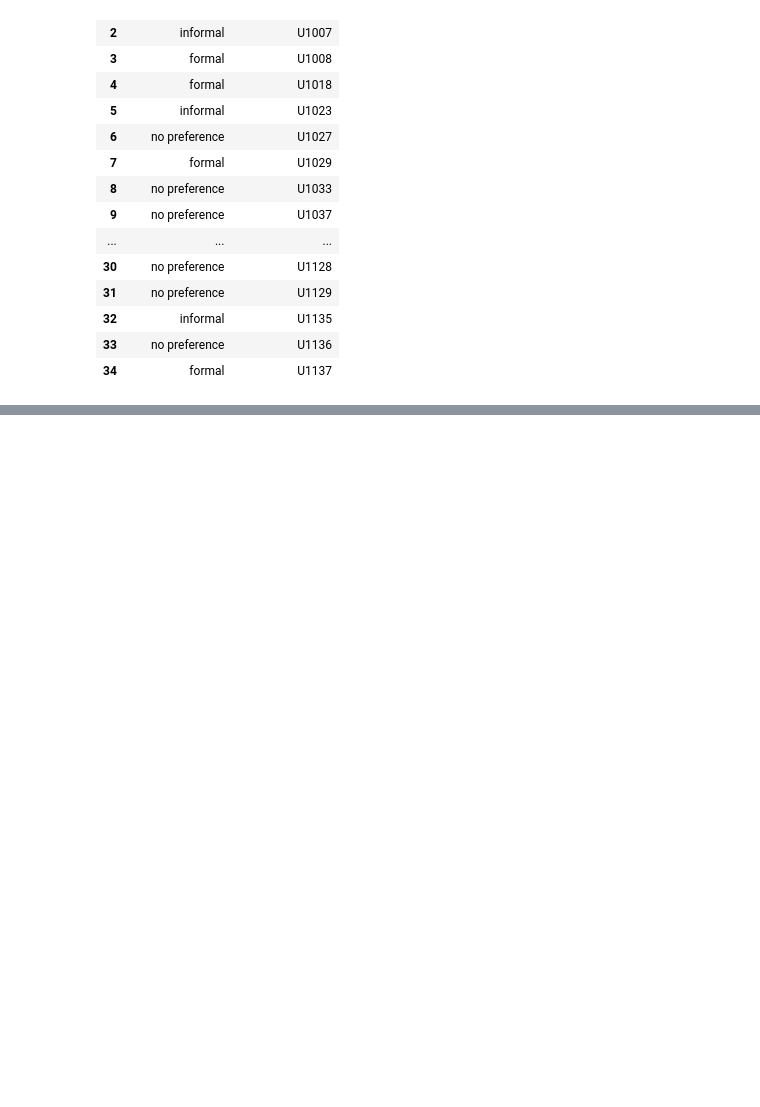
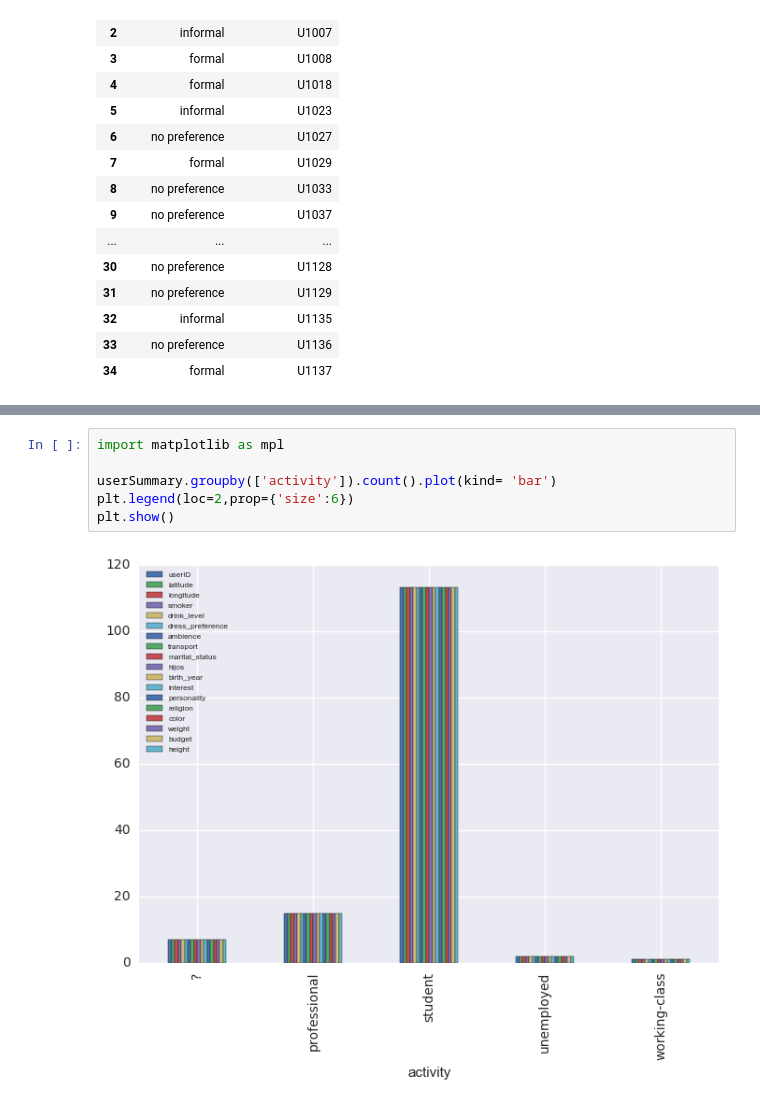
Before and after one commit to kevinroberts94/DataScience, a Jupyter notebook: RCData.ipynb, the cells around one changed output, grey strips where cells are left out. Drawn from its saved outputs; the diff is of its cells as text; blank space fills up the shorter version.

```diff
--- a/RCData.ipynb
+++ b/RCData.ipynb
@@ -491,0 +905,8 @@ plt.show()
+# %%
+import matplotlib as mpl
+
+userSummary.groupby(['activity']).count().plot(kind= 'bar')
+plt.legend(loc=2,prop={'size':6})
+plt.show()
+# %% [output]
+[figure, added]
```
Also changed, not shown: parts of 56 cells of this notebook.
